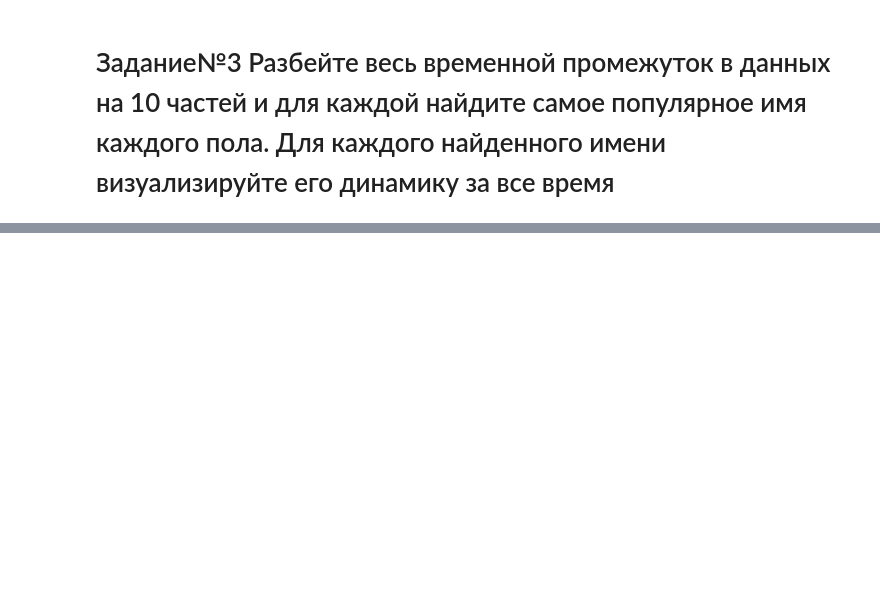
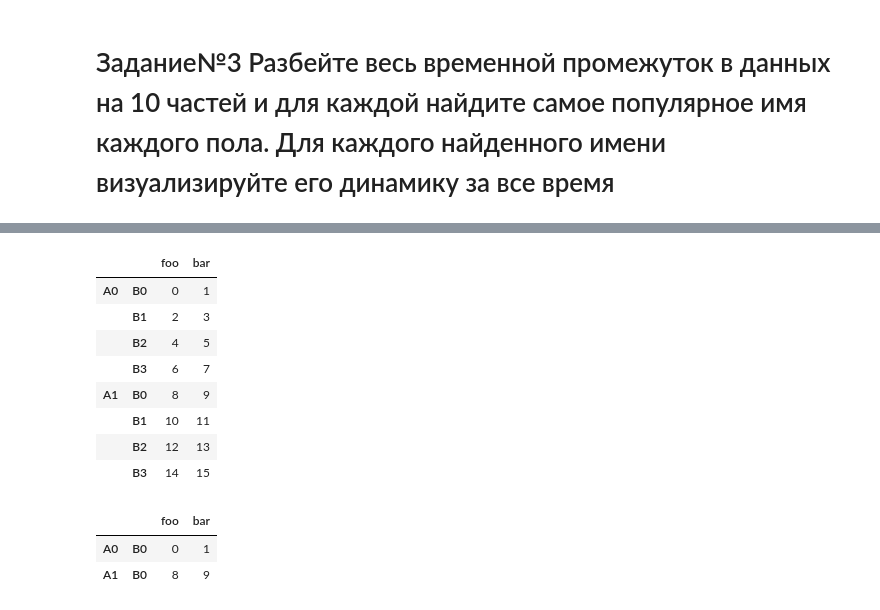
Before and after one commit to Clareety/otus_data_science, a Jupyter notebook: Visualization HW Dikov V3.ipynb, the cells around one changed output, grey strips where cells are left out. Cells and saved outputs as stored; diff of their text form; code cells hidden in the pictures; blank space fills up the shorter version.

```diff
--- a/Visualization HW Dikov V3.ipynb
+++ b/Visualization HW Dikov V3.ipynb
@@ -257,0 +307,18 @@ test
+# %%
+dfmi
+# %% [output]
+|  |  | foo | bar |
+| A0 | B0 | 0 | 1 |
+|  | B1 | 2 | 3 |
+|  | B2 | 4 | 5 |
+|  | B3 | 6 | 7 |
+| A1 | B0 | 8 | 9 |
+|  | B1 | 10 | 11 |
+|  | B2 | 12 | 13 |
+|  | B3 | 14 | 15 |
+# %%
+dfmi.loc[(slice(None),slice('B0':),:]
+# %% [output]
+|  |  | foo | bar |
+| A0 | B0 | 0 | 1 |
+| A1 | B0 | 8 | 9 |
```
Also changed, not shown: parts of 20 cells of this notebook.
